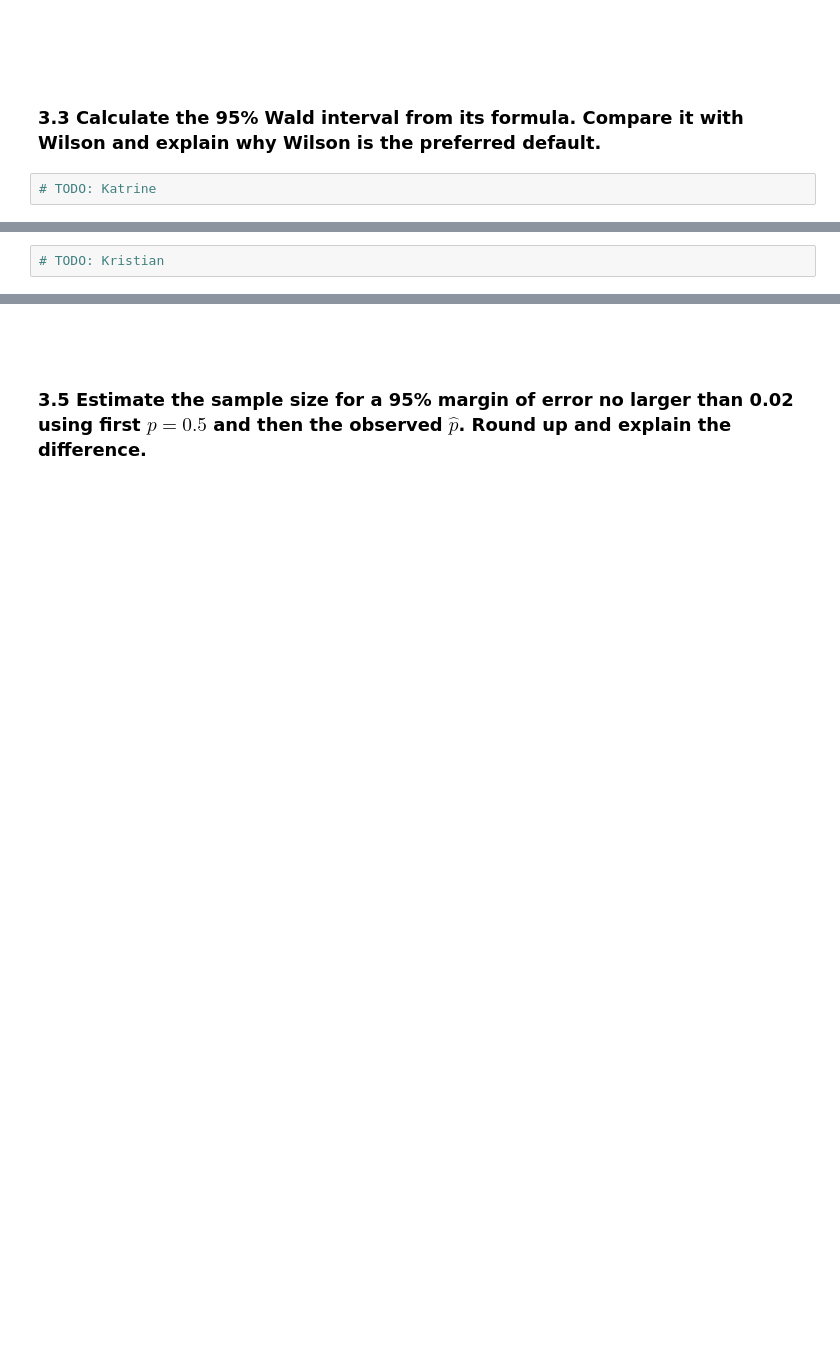
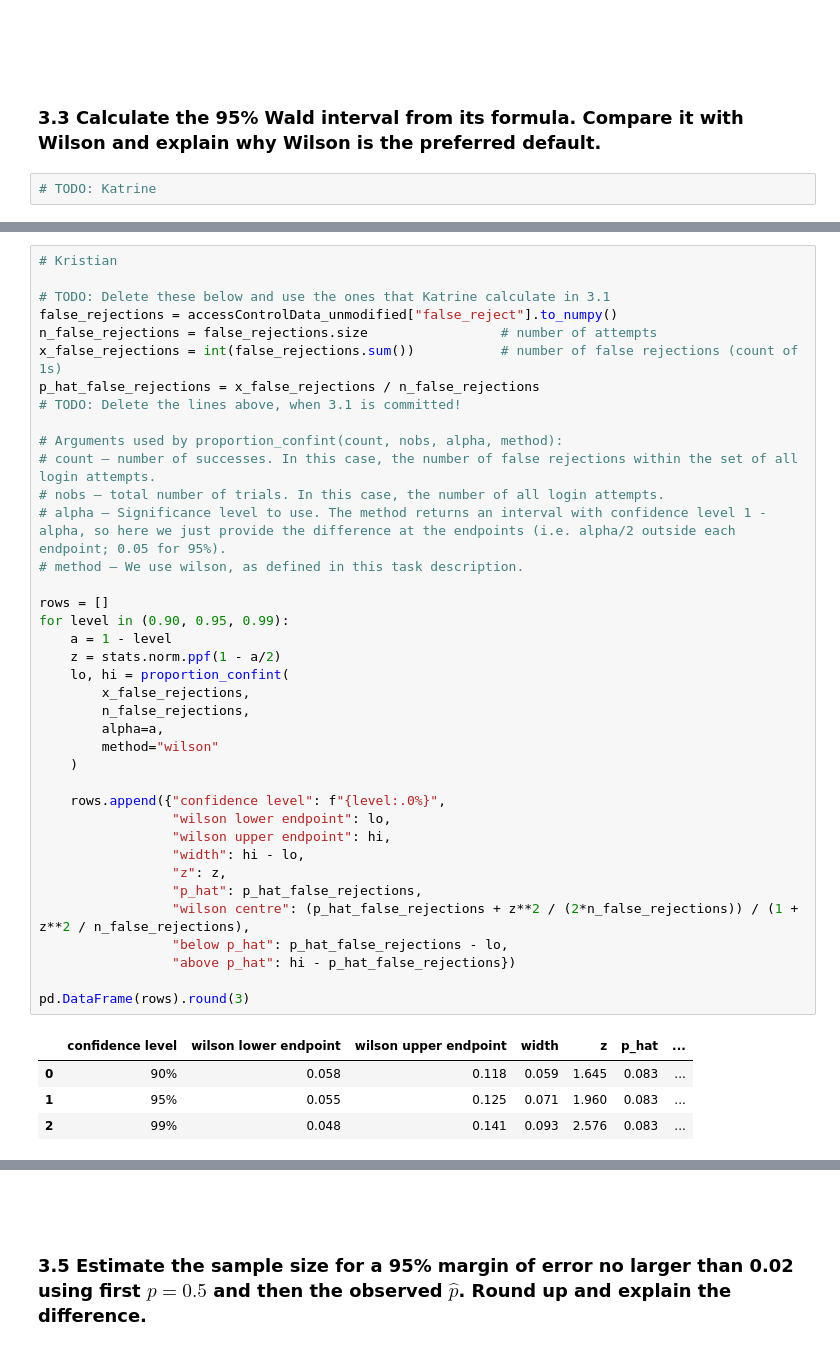
Before and after one commit to Dogmeat2000/sta1, a Jupyter notebook: assignment3/assignment3.ipynb, the cells around one changed output, grey strips where cells are left out. Drawn from its saved outputs; the diff is of its cells as text; blank space fills up the shorter version.

```diff
--- a/assignment3/assignment3.ipynb
+++ b/assignment3/assignment3.ipynb
@@ -486,2 +495,43 @@ The file [assignment03_access_control.csv](./data/assignment03_access_control.cs
 # %%
-# TODO: Kristian
+# Kristian
+
+# TODO: Delete these below and use the ones that Katrine calculate in 3.1
+false_rejections = accessControlData_unmodified["false_reject"].to_numpy()
+n_false_rejections = false_rejections.size                 # number of attempts
+x_false_rejections = int(false_rejections.sum())           # number of false rejections (count of 1s)
+p_hat_false_rejections = x_false_rejections / n_false_rejections
+# TODO: Delete the lines above, when 3.1 is committed!
+
+# Arguments used by proportion_confint(count, nobs, alpha, method):
+# count – number of successes. In this case, the number of false rejections within the set of all login attempts.
+# nobs – total number of trials. In this case, the number of all login attempts.
+# alpha – Significance level to use. The method returns an interval with confidence level 1 - alpha, so here we just provide the difference at the endpoints (i.e. alpha/2 outside each endpoint; 0.05 for 95%).
+# method – We use wilson, as defined in this task description.
+
+rows = []
+for level in (0.90, 0.95, 0.99):
+    a = 1 - level
+    z = stats.norm.ppf(1 - a/2)
+    lo, hi = proportion_confint(
+        x_false_rejections,
+        n_false_rejections,
+        alpha=a,
+        method="wilson"
+    )
+
+    rows.append({"confidence level": f"{level:.0%}",
+                 "wilson lower endpoint": lo,
+                 "wilson upper endpoint": hi,
+                 "width": hi - lo,
+                 "z": z,
+                 "p_hat": p_hat_false_rejections,
+                 "wilson centre": (p_hat_false_rejections + z**2 / (2*n_false_rejections)) / (1 + z**2 / n_false_rejections),
+                 "below p_hat": p_hat_false_rejections - lo,
+                 "above p_hat": hi - p_hat_false_rejections})
+
+pd.DataFrame(rows).round(3)
+# %% [output]
+|  | confidence level | wilson lower endpoint | wilson upper endpoint | width | z | p_hat | ... |
+| 0 | 90% | 0.058 | 0.118 | 0.059 | 1.645 | 0.083 | ... |
+| 1 | 95% | 0.055 | 0.125 | 0.071 | 1.960 | 0.083 | ... |
+| 2 | 99% | 0.048 | 0.141 | 0.093 | 2.576 | 0.083 | ... |
```
Also changed, not shown: parts of 4 cells of this notebook.
